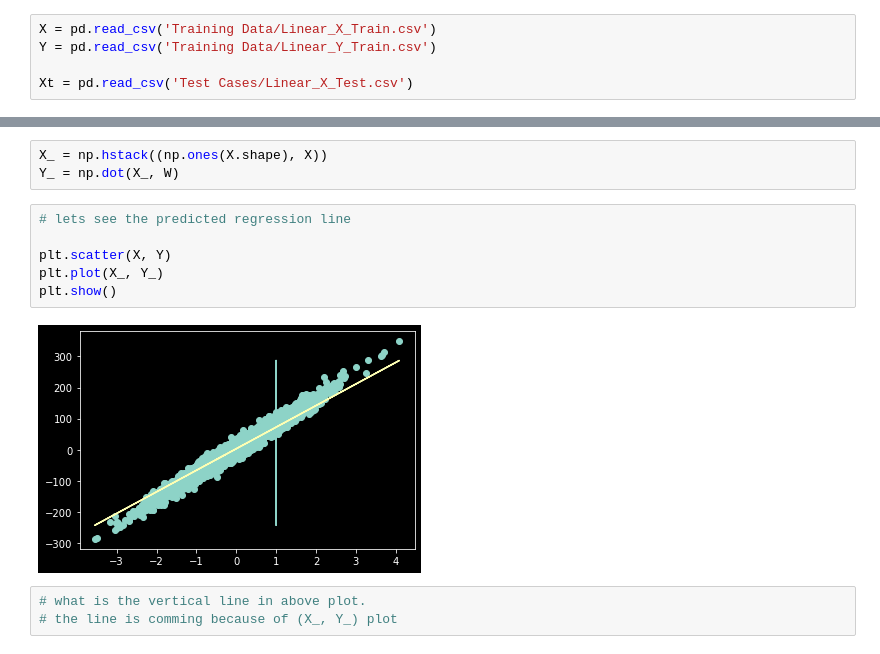
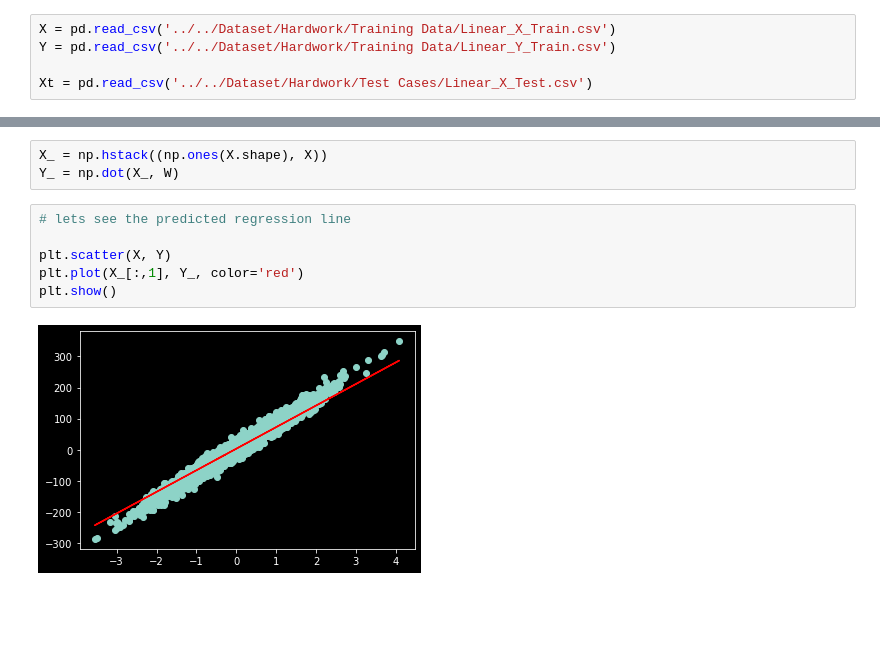
Before and after one commit to ShashankIITG/Machine-Learning-Study---2023, a Jupyter notebook: Challenges/Hardwork Pays off/score_prediction.ipynb, the cells around one changed output, grey strips where cells are left out. Cells and saved outputs as stored; diff of their text form; blank space fills up the shorter version.

Commit message:
latest hardwork notebook

```diff
--- a/Challenges/Hardwork Pays off/score_prediction.ipynb
+++ b/Challenges/Hardwork Pays off/score_prediction.ipynb
@@ -5,10 +5,10 @@ import matplotlib.pyplot as plt
 
 import tensorflow as tf
 # %%
-X = pd.read_csv('Training Data/Linear_X_Train.csv')
-Y = pd.read_csv('Training Data/Linear_Y_Train.csv')
+X = pd.read_csv('../../Dataset/Hardwork/Training Data/Linear_X_Train.csv')
+Y = pd.read_csv('../../Dataset/Hardwork/Training Data/Linear_Y_Train.csv')
 
-Xt = pd.read_csv('Test Cases/Linear_X_Test.csv')
+Xt = pd.read_csv('../../Dataset/Hardwork/Test Cases/Linear_X_Test.csv')
 # %%
 print(X.info())
 print(Y.info())
@@ -116,11 +116,8 @@ Y_ = np.dot(X_, W)
 # %%
 # lets see the predicted regression line
 
 plt.scatter(X, Y)
-plt.plot(X_, Y_)
+plt.plot(X_[:,1], Y_, color='red')
 plt.show()
 # %% [output]
-[figure, old version]
+[figure, new version]
-# %%
-# what is the vertical line in above plot.
-# the line is comming because of (X_, Y_) plot
```
Also changed, not shown: parts of 3 cells of this notebook, 4 other files.
